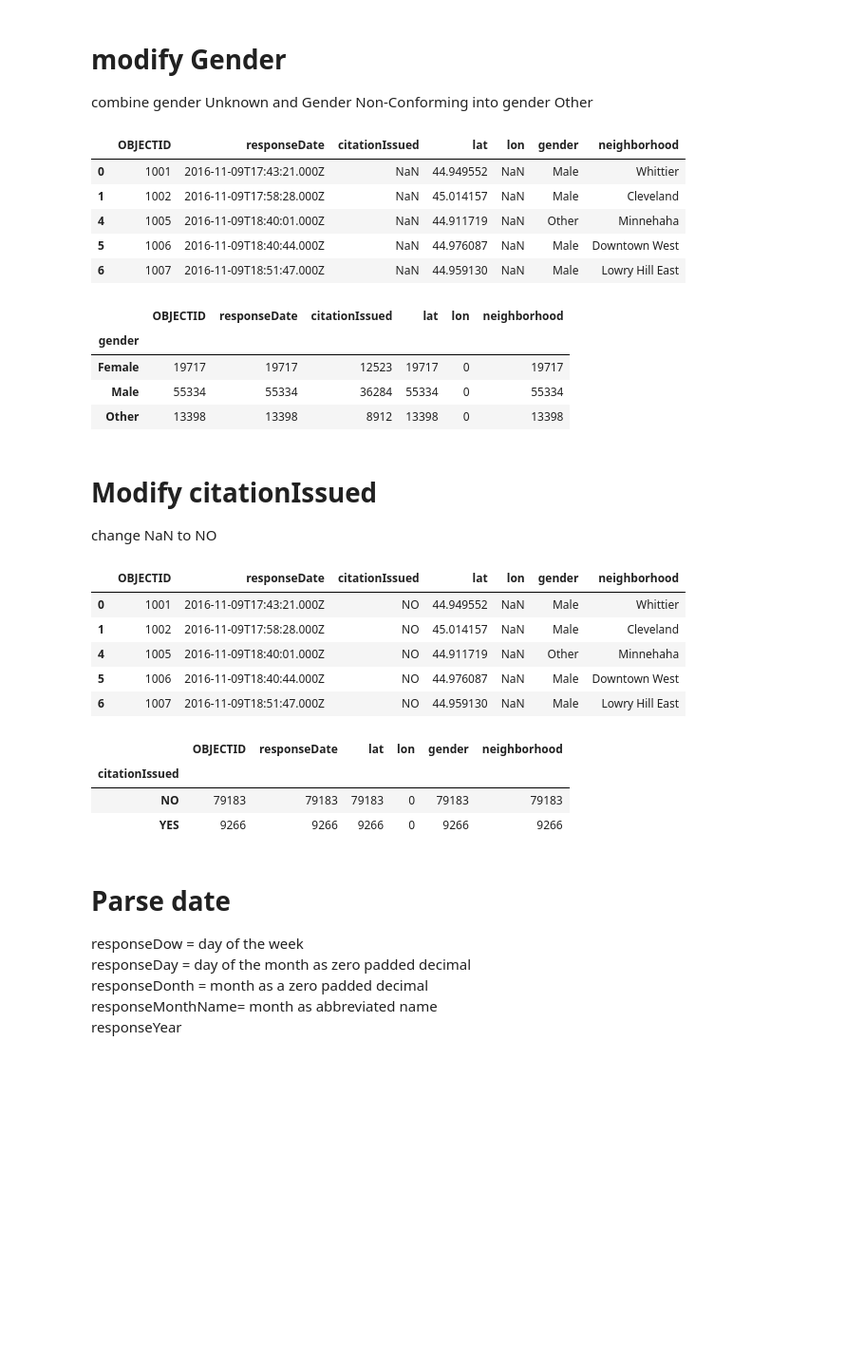
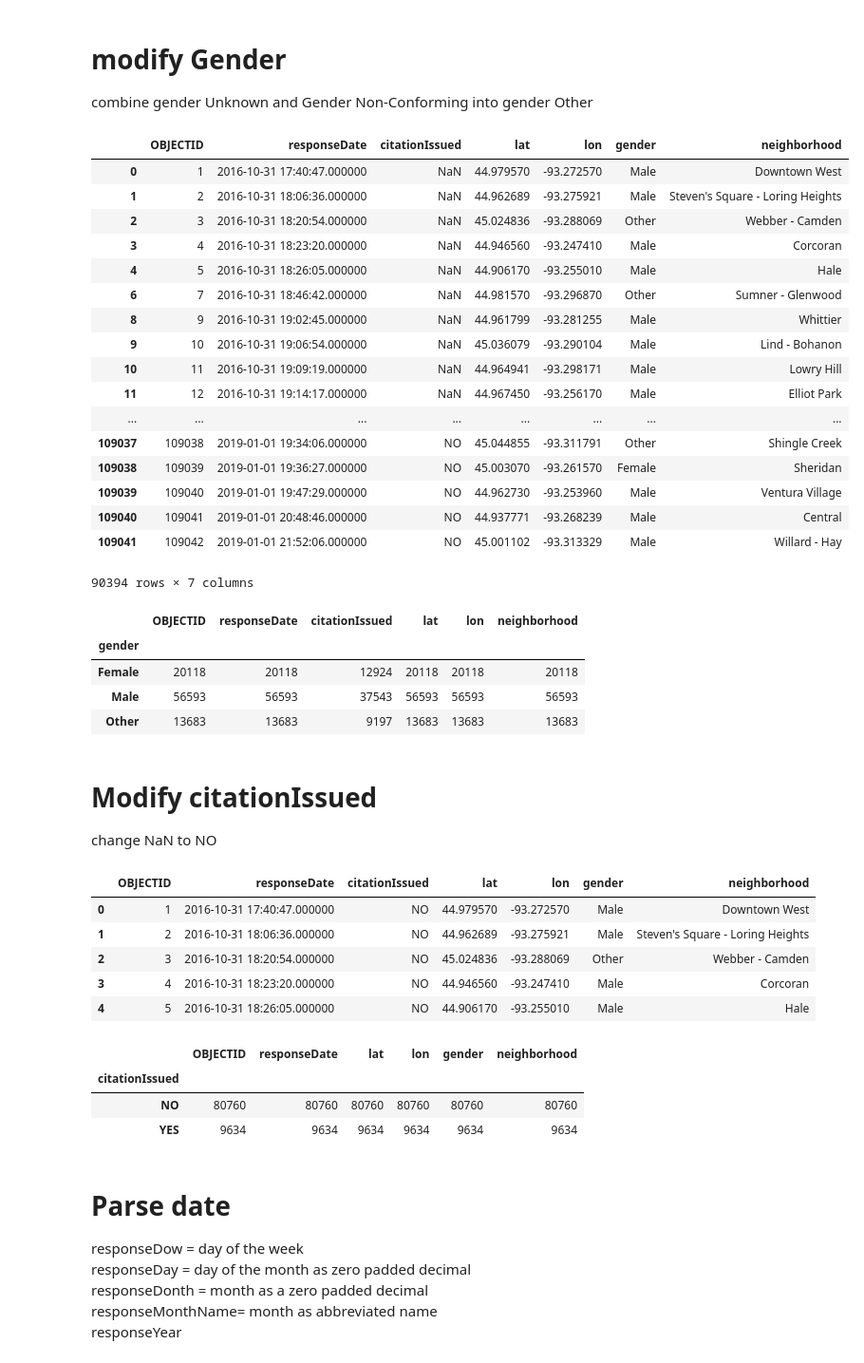
Before and after one commit to mccallkm/Minneapolis-Traffic-Stop-Data-Analysis, a Jupyter notebook: clean_data.ipynb, the cells around one changed output. Shown: that part at 95% size. Drawn from its saved outputs; the diff is of its cells as text; code cells hidden in the pictures; blank space fills up the shorter version.

Commit message:
all 2018 data

```diff
--- a/clean_data.ipynb
+++ b/clean_data.ipynb
@@ -11,7 +11,7 @@ from datetime import datetime
 # %% [markdown]
 # Read data from csv file
 # %%
-stop_file = "static/data/Police_Stop_data.csv"
+stop_file = "static/data/Police_Stop_data2.csv"
 stop_df=pd.read_csv(stop_file)
-stop_df.head(1)
+stop_df.tail(10)
 # %% [output]
@@ -82,7 +91,7 @@ Reduce the columns to those needed and eliminate rows with null gender
 check count to confirm later operations
 # %%
       #select needed columns
-select_df=stop_df.loc[:,["OBJECTID", "responseDate","citationIssued","lat","lon","gender","neighborhood"]]
+select_df=stop_df.loc[:,["OBJECTID", "responseDate","citationIssued","lat","long","gender","neighborhood"]]
 
 # remove null gender rows
 reducedA_df=select_df.dropna(axis=0,subset=['gender'])
@@ -90,4 +99,8 @@ reducedA_df=select_df.dropna(axis=0,subset=['gender'])
 # remove null neighborhood rows
 reduced_df=reducedA_df.dropna(axis=0,subset=['neighborhood'])
 reduced_df.head()
+
+#column name change from long to lon
+reduced_df=reduced_df.rename(columns={'long':'lon'})
+reduced_df.tail()
 # %% [output]
@@ -151,19 +165,32 @@ engine.execute('select * from neighborhoodData').fetchall()
 # modify Gender
 combine gender Unknown and Gender Non-Conforming into gender Other
 # %%
+#reduce warnings
 pd.options.mode.chained_assignment = None  # default='warn'
 #fill in Unknown vaue with Other
 reduced_df.loc[reduced_df.gender=="Unknown","gender"] = "Other"
       # fill in Gender Non-Conforming values with other
 reduced_df.loc[reduced_df.gender =="Gender Non-Conforming","gender"] = "Other"
-reduced_df.head()
+reduced_df.tail()
 # %% [output]
 |  | OBJECTID | responseDate | citationIssued | lat | lon | gender | neighborhood |
-| 0 | 1001 | 2016-11-09T17:43:21.000Z | NaN | 44.949552 | NaN | Male | Whittier |
-| 1 | 1002 | 2016-11-09T17:58:28.000Z | NaN | 45.014157 | NaN | Male | Cleveland |
-| 4 | 1005 | 2016-11-09T18:40:01.000Z | NaN | 44.911719 | NaN | Other | Minnehaha |
-| 5 | 1006 | 2016-11-09T18:40:44.000Z | NaN | 44.976087 | NaN | Male | Downtown West |
-| 6 | 1007 | 2016-11-09T18:51:47.000Z | NaN | 44.959130 | NaN | Male | Lowry Hill East |
+| 0 | 1 | 2016-10-31 17:40:47.000000 | NaN | 44.979570 | -93.272570 | Male | Downtown West |
+| 1 | 2 | 2016-10-31 18:06:36.000000 | NaN | 44.962689 | -93.275921 | Male | Steven's Square - Loring Heights |
+| 2 | 3 | 2016-10-31 18:20:54.000000 | NaN | 45.024836 | -93.288069 | Other | Webber - Camden |
+| 3 | 4 | 2016-10-31 18:23:20.000000 | NaN | 44.946560 | -93.247410 | Male | Corcoran |
+| 4 | 5 | 2016-10-31 18:26:05.000000 | NaN | 44.906170 | -93.255010 | Male | Hale |
+| 6 | 7 | 2016-10-31 18:46:42.000000 | NaN | 44.981570 | -93.296870 | Other | Sumner - Glenwood |
+| 8 | 9 | 2016-10-31 19:02:45.000000 | NaN | 44.961799 | -93.281255 | Male | Whittier |
+| 9 | 10 | 2016-10-31 19:06:54.000000 | NaN | 45.036079 | -93.290104 | Male | Lind - Bohanon |
+| 10 | 11 | 2016-10-31 19:09:19.000000 | NaN | 44.964941 | -93.298171 | Male | Lowry Hill |
+| 11 | 12 | 2016-10-31 19:14:17.000000 | NaN | 44.967450 | -93.256170 | Male | Elliot Park |
+| ... | ... | ... | ... | ... | ... | ... | ... |
+| 109037 | 109038 | 2019-01-01 19:34:06.000000 | NO | 45.044855 | -93.311791 | Other | Shingle Creek |
+| 109038 | 109039 | 2019-01-01 19:36:27.000000 | NO | 45.003070 | -93.261570 | Female | Sheridan |
+| 109039 | 109040 | 2019-01-01 19:47:29.000000 | NO | 44.962730 | -93.253960 | Male | Ventura Village |
+| 109040 | 109041 | 2019-01-01 20:48:46.000000 | NO | 44.937771 | -93.268239 | Male | Central |
+| 109041 | 109042 | 2019-01-01 21:52:06.000000 | NO | 45.001102 | -93.313329 | Male | Willard - Hay |
+90394 rows × 7 columns
 # %%
 #what gender values are present ?
 #verify count
@@ -172,9 +199,9 @@ gender
 # %% [output]
 |  | OBJECTID | responseDate | citationIssued | lat | lon | neighborhood |
 | gender |  |  |  |  |  |  |
-| Female | 19717 | 19717 | 12523 | 19717 | 0 | 19717 |
-| Male | 55334 | 55334 | 36284 | 55334 | 0 | 55334 |
-| Other | 13398 | 13398 | 8912 | 13398 | 0 | 13398 |
+| Female | 20118 | 20118 | 12924 | 20118 | 20118 | 20118 |
+| Male | 56593 | 56593 | 37543 | 56593 | 56593 | 56593 |
+| Other | 13683 | 13683 | 9197 | 13683 | 13683 | 13683 |
 # %% [markdown]
 # Modify citationIssued
 change NaN to NO
@@ -184,21 +211,20 @@ reduced_df[["citationIssued"]]=reduced_df[["citationIssued"]].fillna(value='NO')
 reduced_df.head()
 # %% [output]
 |  | OBJECTID | responseDate | citationIssued | lat | lon | gender | neighborhood |
-| 0 | 1001 | 2016-11-09T17:43:21.000Z | NO | 44.949552 | NaN | Male | Whittier |
-| 1 | 1002 | 2016-11-09T17:58:28.000Z | NO | 45.014157 | NaN | Male | Cleveland |
-| 4 | 1005 | 2016-11-09T18:40:01.000Z | NO | 44.911719 | NaN | Other | Minnehaha |
-| 5 | 1006 | 2016-11-09T18:40:44.000Z | NO | 44.976087 | NaN | Male | Downtown West |
-| 6 | 1007 | 2016-11-09T18:51:47.000Z | NO | 44.959130 | NaN | Male | Lowry Hill East |
+| 0 | 1 | 2016-10-31 17:40:47.000000 | NO | 44.979570 | -93.272570 | Male | Downtown West |
+| 1 | 2 | 2016-10-31 18:06:36.000000 | NO | 44.962689 | -93.275921 | Male | Steven's Square - Loring Heights |
+| 2 | 3 | 2016-10-31 18:20:54.000000 | NO | 45.024836 | -93.288069 | Other | Webber - Camden |
+| 3 | 4 | 2016-10-31 18:23:20.000000 | NO | 44.946560 | -93.247410 | Male | Corcoran |
+| 4 | 5 | 2016-10-31 18:26:05.000000 | NO | 44.906170 | -93.255010 | Male | Hale |
 # %%
-#what gender values are present ?
 # verify count
 citation=reduced_df.groupby(["citationIssued"]).count()
 citation
 # %% [output]
 |  | OBJECTID | responseDate | lat | lon | gender | neighborhood |
 | citationIssued |  |  |  |  |  |  |
-| NO | 79183 | 79183 | 79183 | 0 | 79183 | 79183 |
-| YES | 9266 | 9266 | 9266 | 0 | 9266 | 9266 |
+| NO | 80760 | 80760 | 80760 | 80760 | 80760 | 80760 |
+| YES | 9634 | 9634 | 9634 | 9634 | 9634 | 9634 |
 # %% [markdown]
 # Parse date
 responseDow = day of the week
```
Also changed, not shown: parts of 15 cells of this notebook, 10 other files.
